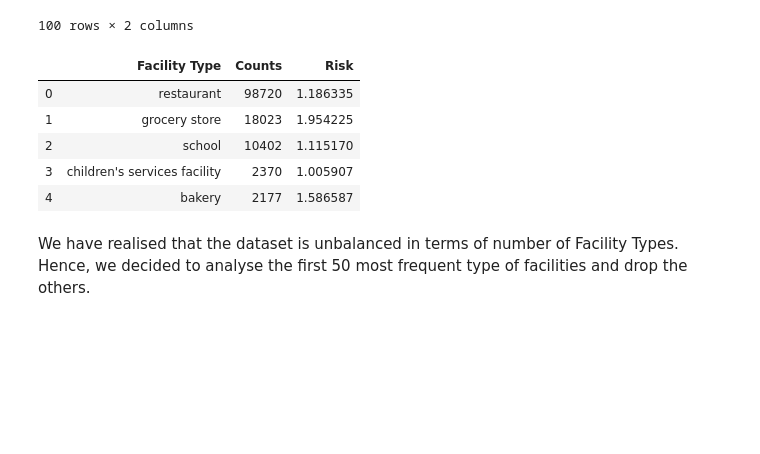
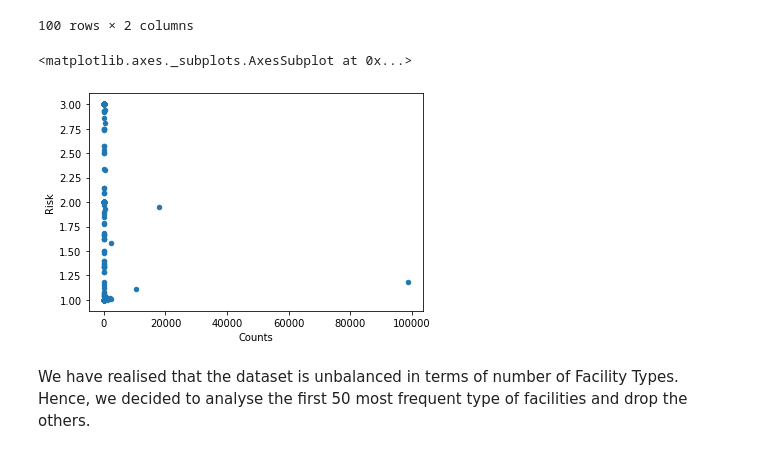
Before and after one commit to RubinDaija/epfl-ada-2019-project, a Jupyter notebook: project.ipynb, the cells around one changed output. Cells and saved outputs as stored; diff of their text form; code cells hidden in the pictures; blank space fills up the shorter version.

```diff
--- a/project.ipynb
+++ b/project.ipynb
@@ -128,14 +128,10 @@ fac_dist.head(100)
 # %%
 merged_inner = pd.merge(left=fac_dist,right=grouped_fac_risk_mean,left_on='Facility Type',right_on='Facility Type')
 
-plt.plot(fac_dist['Counts'],grouped_fac_risk_mean['Risk'])
+merged_inner.plot.scatter(x='Counts',y='Risk')
 # %% [output]
-|  | Facility Type | Counts | Risk |
-| 0 | restaurant | 98720 | 1.186335 |
-| 1 | grocery store | 18023 | 1.954225 |
-| 2 | school | 10402 | 1.115170 |
-| 3 | children's services facility | 2370 | 1.005907 |
-| 4 | bakery | 2177 | 1.586587 |
+<matplotlib.axes._subplots.AxesSubplot at 0x...>
+[figure, added]
 # %% [markdown]
 
 We have realised that the dataset is unbalanced in terms of number of Facility Types. Hence, we decided to analyse the first 50 most frequent type of facilities and drop the others.
```
Also changed, not shown: parts of 4 cells of this notebook.
